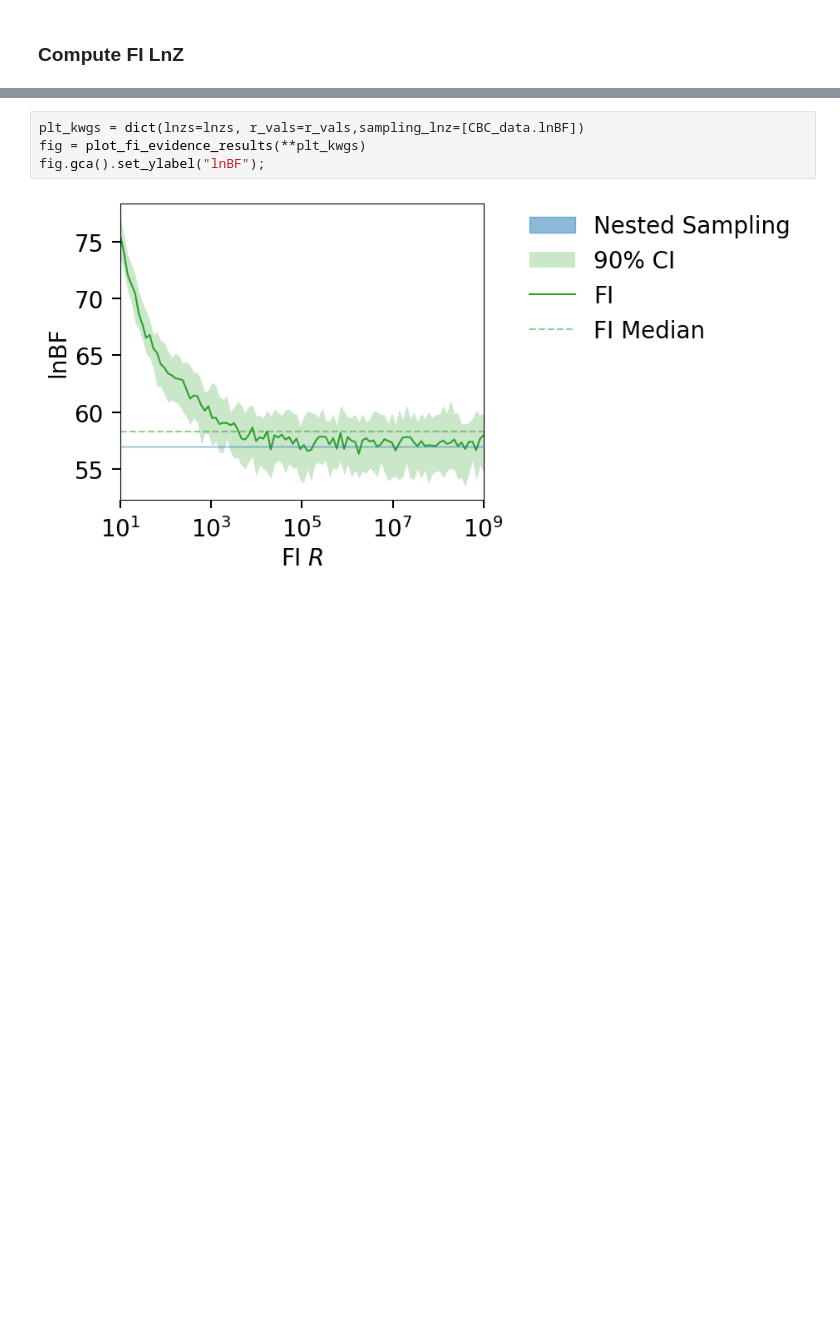
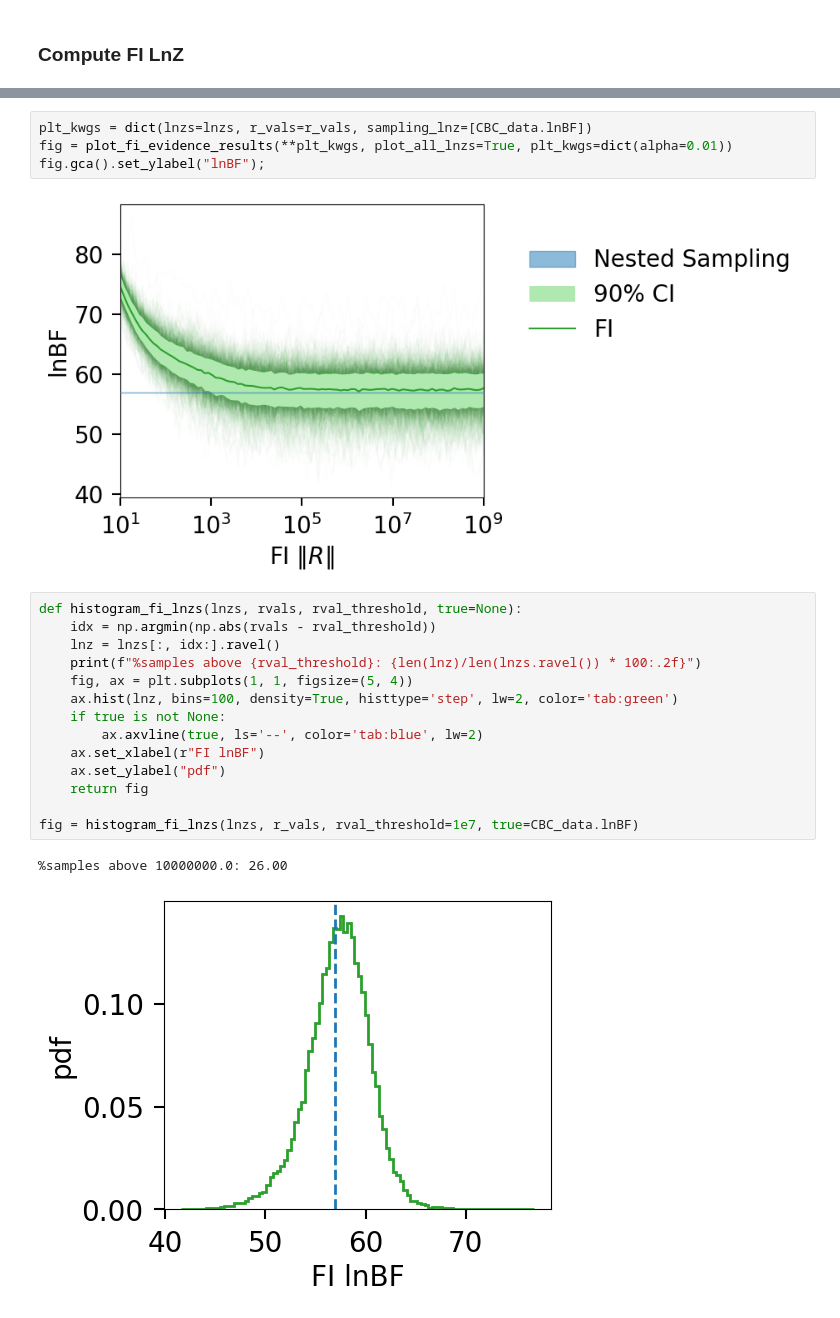
Before and after one commit to avivajpeyi/funnel, a Jupyter notebook: docs/examples/lvk_injection.ipynb, the cells around one changed output, grey strips where cells are left out. Drawn from its saved outputs; the diff is of its cells as text; blank space fills up the shorter version.

```diff
--- a/docs/examples/lvk_injection.ipynb
+++ b/docs/examples/lvk_injection.ipynb
@@ -249,7 +251,24 @@ Using 65.81% of posterior samples, and trying out 100 reference points.
 # %%
-plt_kwgs = dict(lnzs=lnzs, r_vals=r_vals,sampling_lnz=[CBC_data.lnBF])
-fig = plot_fi_evidence_results(**plt_kwgs)
+plt_kwgs = dict(lnzs=lnzs, r_vals=r_vals, sampling_lnz=[CBC_data.lnBF])
+fig = plot_fi_evidence_results(**plt_kwgs, plot_all_lnzs=True, plt_kwgs=dict(alpha=0.01))
 fig.gca().set_ylabel("lnBF");
 # %% [output]
-[figure, old version]
+[figure, new version]
+# %%
+def histogram_fi_lnzs(lnzs, rvals, rval_threshold, true=None):
+    idx = np.argmin(np.abs(rvals - rval_threshold))
+    lnz = lnzs[:, idx:].ravel()
+    print(f"%samples above {rval_threshold}: {len(lnz)/len(lnzs.ravel()) * 100:.2f}")
+    fig, ax = plt.subplots(1, 1, figsize=(5, 4))
+    ax.hist(lnz, bins=100, density=True, histtype='step', lw=2, color='tab:green')
+    if true is not None:
+        ax.axvline(true, ls='--', color='tab:blue', lw=2)
+    ax.set_xlabel(r"FI lnBF")
+    ax.set_ylabel("pdf")
+    return fig
+
+fig = histogram_fi_lnzs(lnzs, r_vals, rval_threshold=1e7, true=CBC_data.lnBF)
+# %% [output]
+%samples above 10000000.0: 26.00
+[figure, added]
 # %%
```
Also changed, not shown: parts of 21 cells of this notebook, 18 other files.
